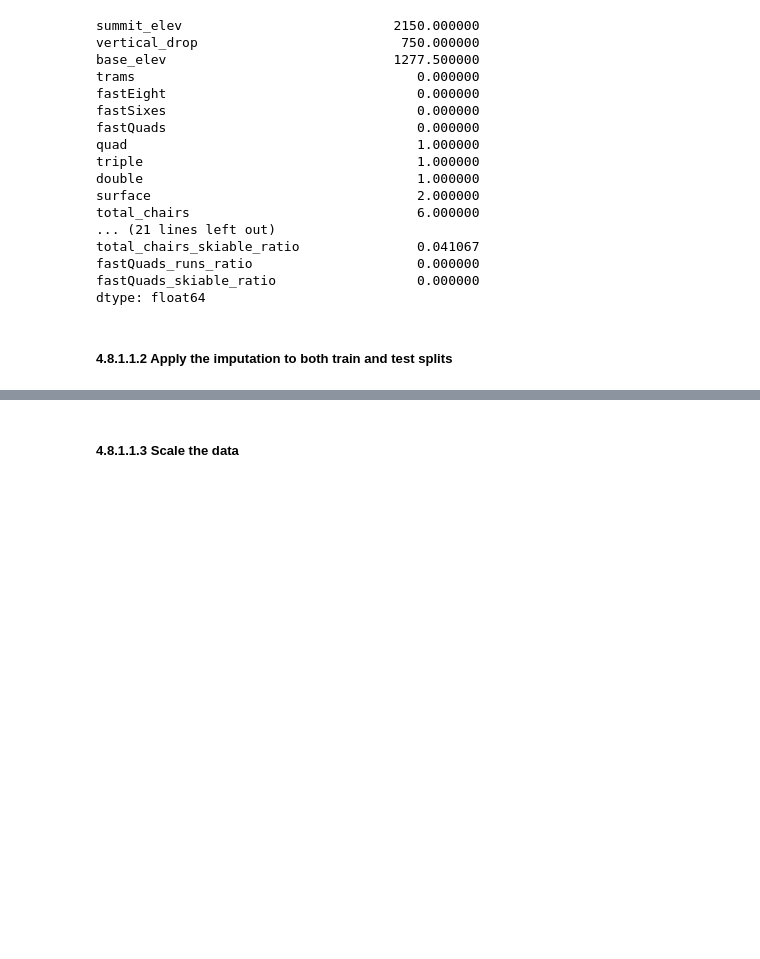
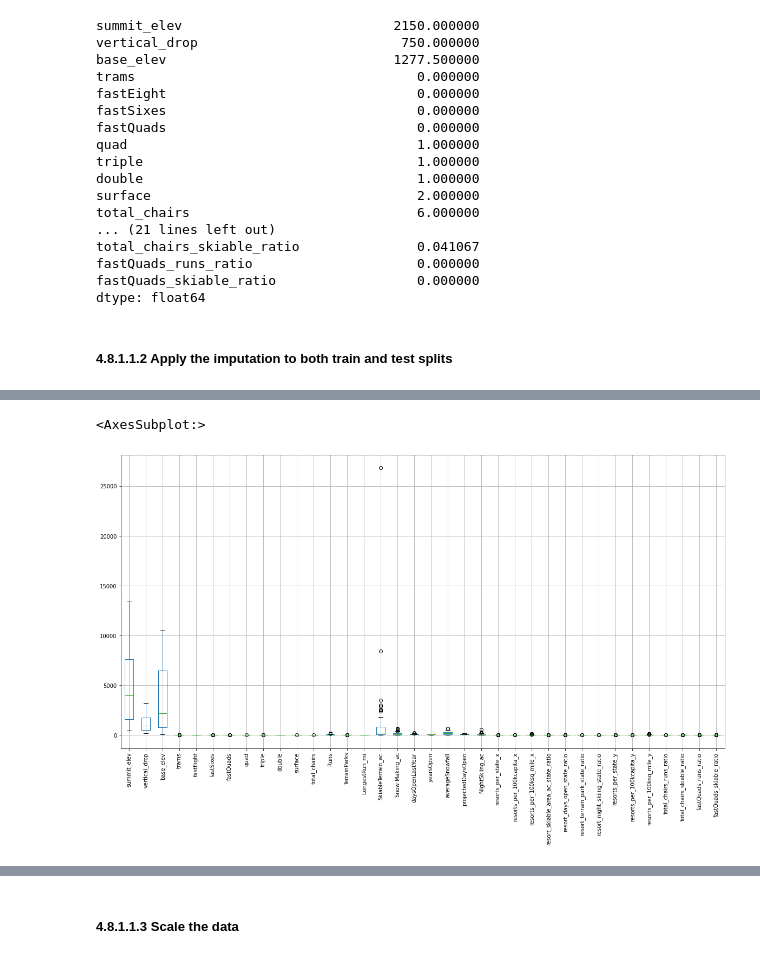
Before and after one commit to freecode23/DataScienceGuidedCapstone, a Jupyter notebook: Step Four - Preprocessing and Training/04_preprocessing_and_training.ipynb, the cells around one changed output, grey strips where cells are left out. Drawn from its saved outputs; the diff is of its cells as text; code cells hidden in the pictures; blank space fills up the shorter version.

```diff
--- a/Step Four - Preprocessing and Training/04_preprocessing_and_training.ipynb
+++ b/Step Four - Preprocessing and Training/04_preprocessing_and_training.ipynb
@@ -527,0 +598,7 @@ X_te = X_test.fillna(X_defaults_median)
+# %%
+
+import seaborn as sns
+X_test.boxplot(figsize= (20,10), rot = 90)
+# %% [output]
+<AxesSubplot:>
+[figure, added]
```
Also changed, not shown: parts of 25 cells of this notebook.
